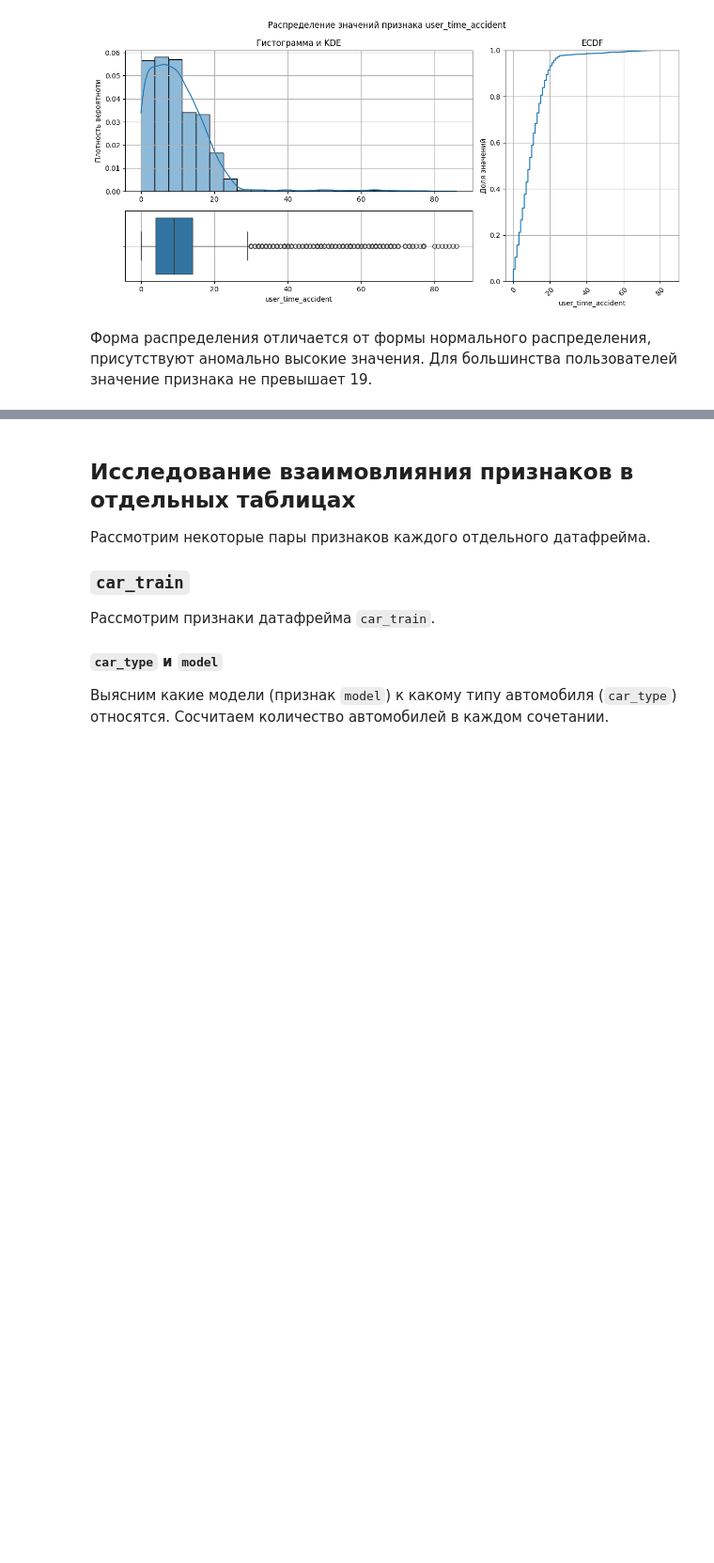
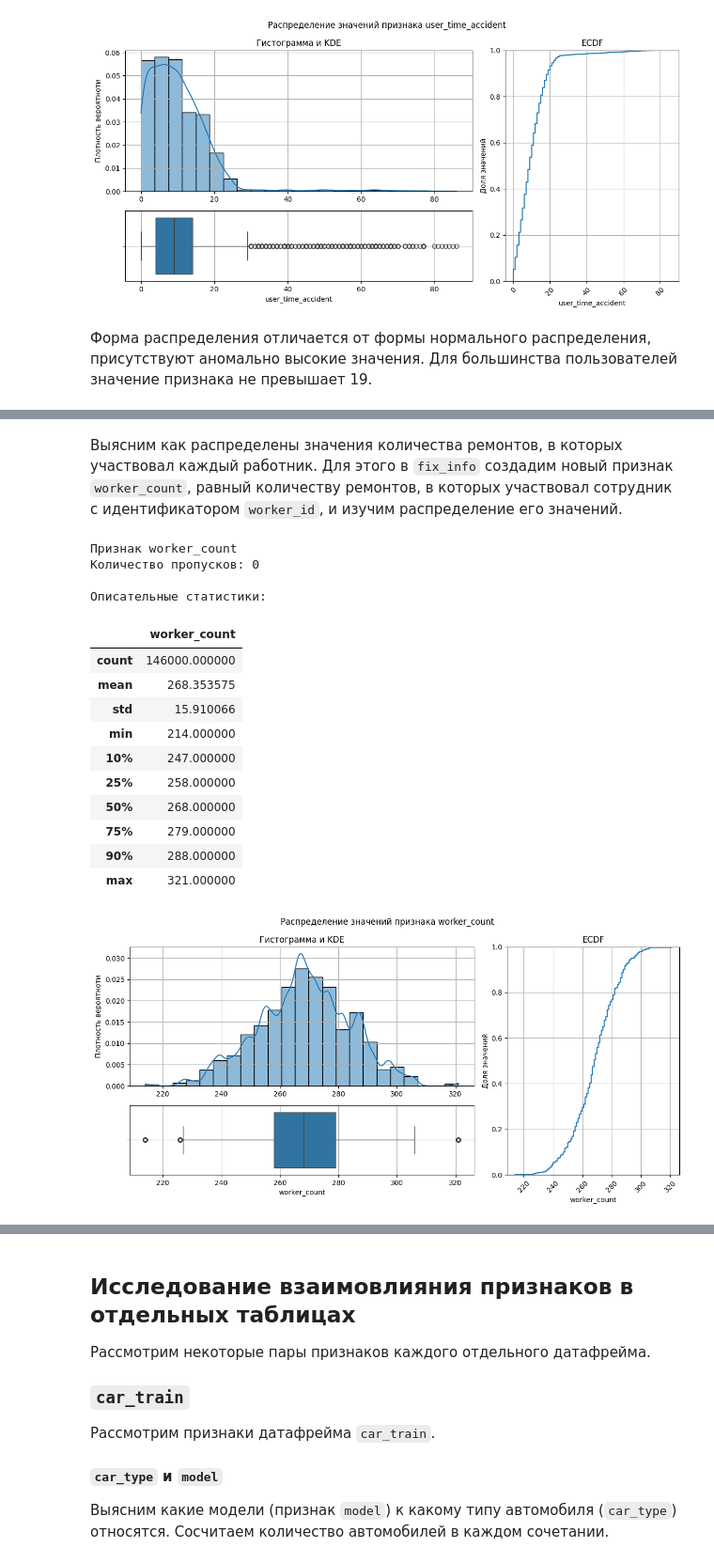
Before and after one commit to AlekseiBogachev/competitive_ds_cource_prj, a Jupyter notebook: notebooks/exploratory/eda.ipynb, the cells around one changed output, grey strips where cells are left out. Shown at 94% size. Saved outputs shown, nothing was run; the diff lists cells and outputs as text; code cells hidden in the pictures; blank space fills up the shorter version.

Commit message:
Выполнен исследовательский анализ признаков таблицы fix_info по отдельности.

```diff
--- a/notebooks/exploratory/eda.ipynb
+++ b/notebooks/exploratory/eda.ipynb
@@ -1225,0 +1268,31 @@ explore_num_feature(driver_info, "user_time_accident")
+# %% [markdown]
+Выясним как распределены значения количества ремонтов, в которых участвовал
+каждый работник. Для этого в `fix_info` создадим новый признак `worker_count`,
+равный количеству ремонтов, в которых участвовал сотрудник с идентификатором
+`worker_id`, и изучим распределение его значений.
+# %%
+fix_info = (
+    fix_info
+    .assign(
+        worker_count=fix_info.groupby("worker_id").worker_id.transform('count')
+    )
+)
+
+explore_num_feature(fix_info, "worker_count")
+# %% [output]
+Признак worker_count
+Количество пропусков: 0
+
+Описательные статистики:
+|  | worker_count |
+| count | 146000.000000 |
+| mean | 268.353575 |
+| std | 15.910066 |
+| min | 214.000000 |
+| 10% | 247.000000 |
+| 25% | 258.000000 |
+| 50% | 268.000000 |
+| 75% | 279.000000 |
+| 90% | 288.000000 |
+| max | 321.000000 |
+[figure, added]
```
Also changed, not shown: parts of 20 cells of this notebook.
